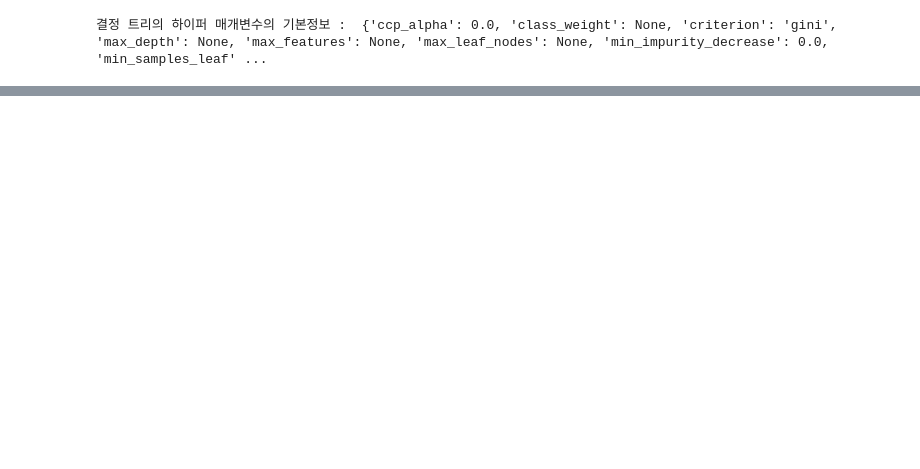
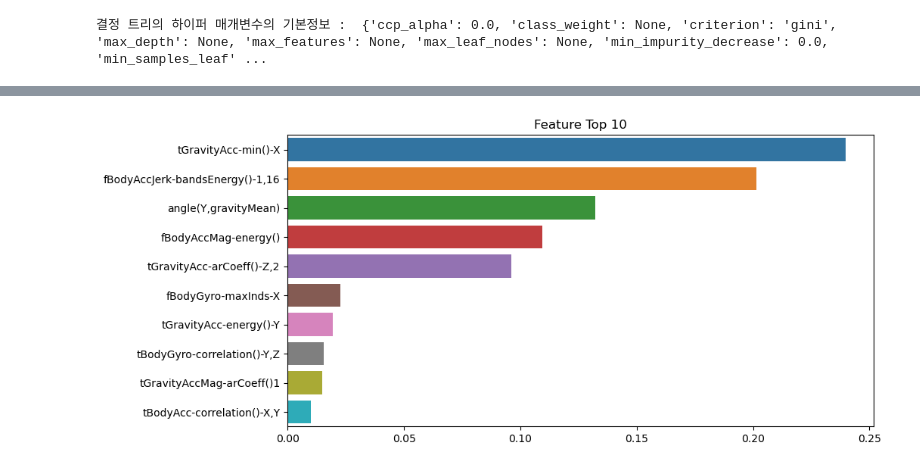
Before and after one commit to designexit/BigDataMLTest, a Jupyter notebook: 2-로지스틱회귀분석/test2.ipynb, the cells around one changed output, grey strips where cells are left out. Cells and saved outputs as stored; diff of their text form; code cells hidden in the pictures; blank space fills up the shorter version.

```diff
--- a/2-로지스틱회귀분석/test2.ipynb
+++ b/2-로지스틱회귀분석/test2.ipynb
@@ -184,0 +224,15 @@ print("결정 트리의 하이퍼 매개변수의 기본정보 : ", dt_HAR.get_p
+# %%
+# 2번째 교차 검증을 해서 조금 더 정확한 결과를 확인해 보기
+params = {
+  "max_depth" : [8,16,20],
+  "min_samples_split" : [8,16,24]
+}
+
+# 모델 학습 시키기, 옵션 설정이 동일해서, 위의 코드 재사용.
+# scoring="accuracy" -> 정확도 기준
+# cv=5 -> 교차 검증 분할수 5번, 4개의 훈련셋 , 1개의 검증 , 5번 반복
+# return_train_score= True -> 훈련 데이터에 대한 성능 점수를 반환 받겠다.
+grid_cv = GridSearchCV(dt_HAR, param_grid=params, scoring="accuracy", cv=5, return_train_score= True)
+
+# 교차 검증을 이용해서, 모델에 학습 시키기
+grid_cv.fit(X_train,Y_train)
@@ -184,0 +286,9 @@ print("결정 트리의 하이퍼 매개변수의 기본정보 : ", dt_HAR.get_p
+# %%
+# 561개으 피처중에서 중요도로 10개 뽑기
+feature_importances_values = dt_HAR.feature_importances_
+
+# 데이터 타입을 시리즈라는 타입으로 변환해서 확인 -> 시리즈는 행이나 열이 한개씩 표현되는 데이터 구조
+feature_importances_values_s = pd.Series(feature_importances_values, index=X_train.columns)
+
+feature_top10 = feature_importances_values_s.sort_values(ascending=False)[:10]
+feature_top10
@@ -184,0 +307,8 @@ print("결정 트리의 하이퍼 매개변수의 기본정보 : ", dt_HAR.get_p
+# %%
+# 그래프 그리기
+plt.figure(figsize=(10, 5))
+plt.title("Feature Top 10")
+sns.barplot(x=feature_top10, y = feature_top10.index)
+plt.show()
+# %% [output]
+[figure, added]
```
Also changed, not shown: parts of 16 cells of this notebook, 5 other files.
